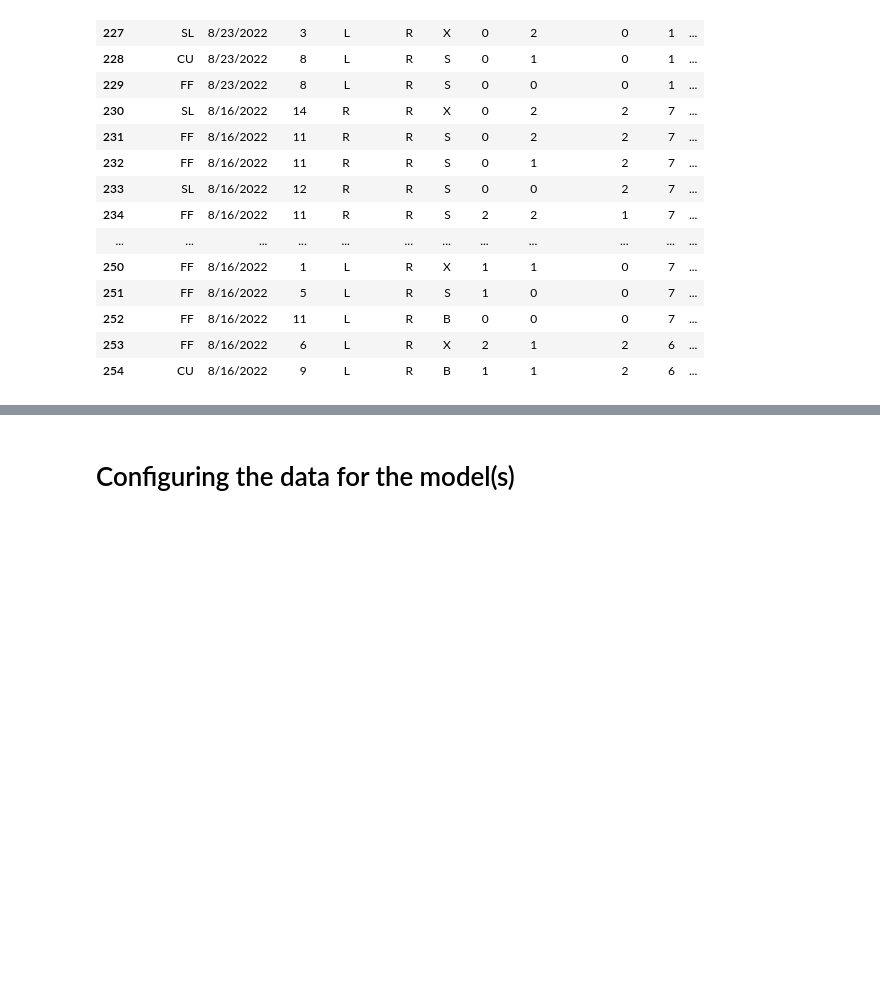
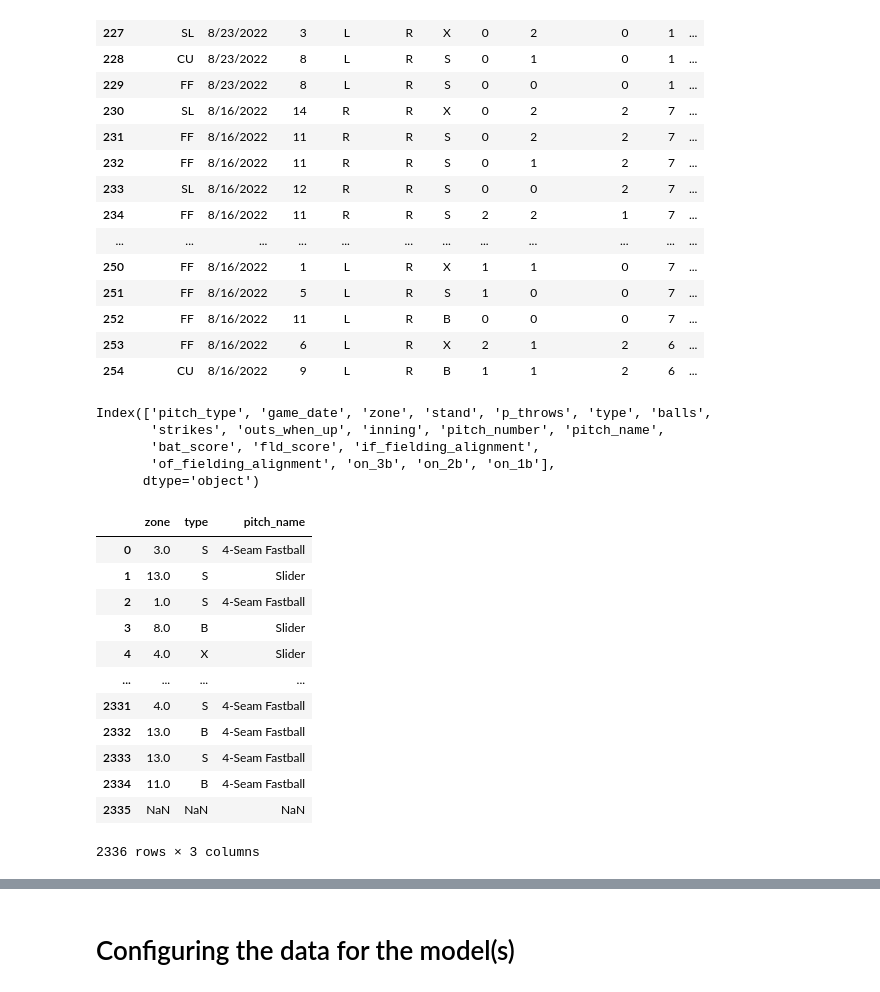
Before and after one commit to Rishi-Prasadha/MLB_ML_Pitching_Prediction, a Jupyter notebook: brittanie/starter copy.ipynb, the cells around one changed output, grey strips where cells are left out. Cells and saved outputs as stored; diff of their text form; code cells hidden in the pictures; blank space fills up the shorter version.

```diff
--- a/brittanie/starter copy.ipynb
+++ b/brittanie/starter copy.ipynb
@@ -143,3 +132,28 @@ verlander_df[225: 255]
 | 252 | FF | 8/16/2022 | 11 | L | R | B | 0 | 0 | 0 | 7 | ... |
 | 253 | FF | 8/16/2022 | 6 | L | R | X | 2 | 1 | 2 | 6 | ... |
 | 254 | CU | 8/16/2022 | 9 | L | R | B | 1 | 1 | 2 | 6 | ... |
+# %%
+verlander_df.columns
+# %% [output]
+Index(['pitch_type', 'game_date', 'zone', 'stand', 'p_throws', 'type', 'balls',
+       'strikes', 'outs_when_up', 'inning', 'pitch_number', 'pitch_name',
+       'bat_score', 'fld_score', 'if_fielding_alignment',
+       'of_fielding_alignment', 'on_3b', 'on_2b', 'on_1b'],
+      dtype='object')
+# %%
+lagged_df = verlander_df[['zone', 'type', 'pitch_name']].shift(-1)
+lagged_df
+# %% [output]
+|  | zone | type | pitch_name |
+| 0 | 3.0 | S | 4-Seam Fastball |
+| 1 | 13.0 | S | Slider |
+| 2 | 1.0 | S | 4-Seam Fastball |
+| 3 | 8.0 | B | Slider |
+| 4 | 4.0 | X | Slider |
+| ... | ... | ... | ... |
+| 2331 | 4.0 | S | 4-Seam Fastball |
+| 2332 | 13.0 | B | 4-Seam Fastball |
+| 2333 | 13.0 | S | 4-Seam Fastball |
+| 2334 | 11.0 | B | 4-Seam Fastball |
+| 2335 | NaN | NaN | NaN |
+2336 rows × 3 columns
```
Also changed, not shown: parts of 13 cells of this notebook.
